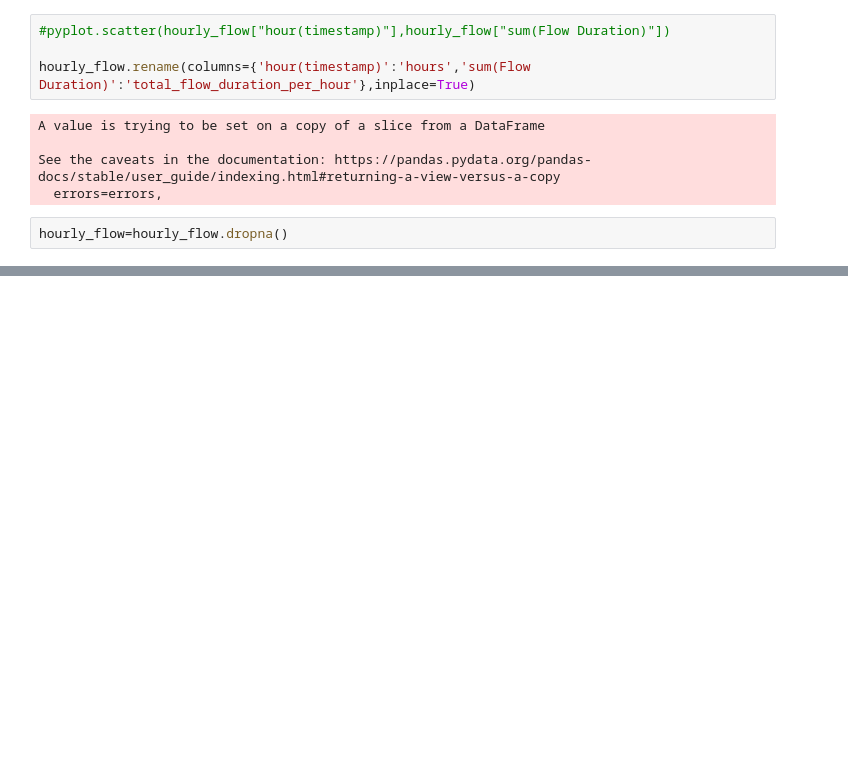
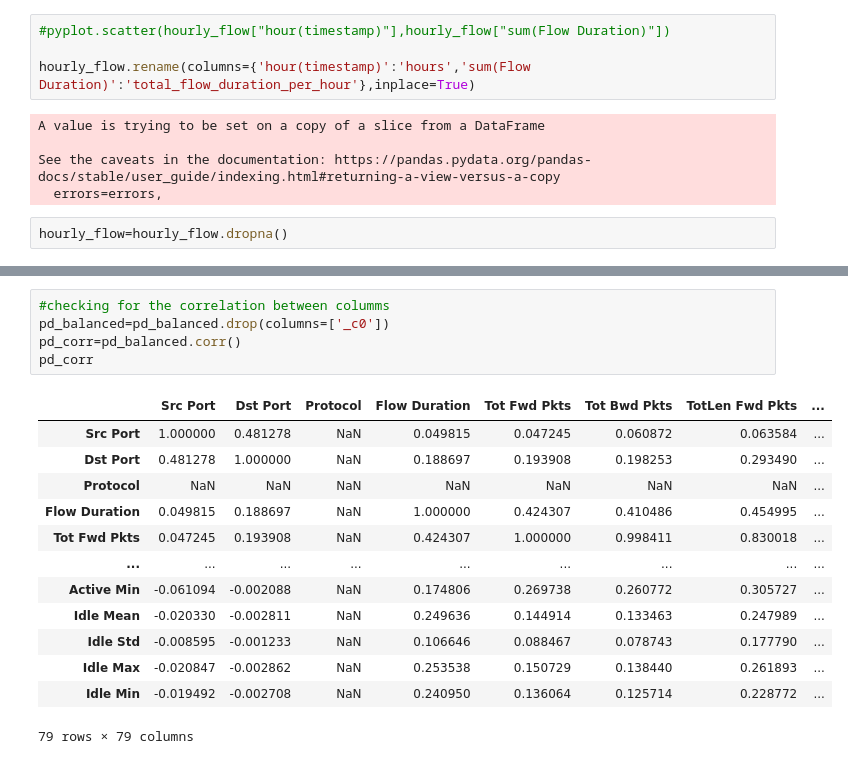
Before and after one commit to Suryansh109/project_covid_v1, a Jupyter notebook: DDos_analysis.ipynb, the cells around one changed output, grey strips where cells are left out. Drawn from its saved outputs; the diff is of its cells as text; blank space fills up the shorter version.

```diff
--- a/DDos_analysis.ipynb
+++ b/DDos_analysis.ipynb
@@ -158,0 +192,19 @@ plt.show()
+# %%
+#checking for the correlation between columms
+pd_balanced=pd_balanced.drop(columns=['_c0'])
+pd_corr=pd_balanced.corr()
+pd_corr
+# %% [output]
+|  | Src Port | Dst Port | Protocol | Flow Duration | Tot Fwd Pkts | Tot Bwd Pkts | TotLen Fwd Pkts | ... |
+| Src Port | 1.000000 | 0.481278 | NaN | 0.049815 | 0.047245 | 0.060872 | 0.063584 | ... |
+| Dst Port | 0.481278 | 1.000000 | NaN | 0.188697 | 0.193908 | 0.198253 | 0.293490 | ... |
+| Protocol | NaN | NaN | NaN | NaN | NaN | NaN | NaN | ... |
+| Flow Duration | 0.049815 | 0.188697 | NaN | 1.000000 | 0.424307 | 0.410486 | 0.454995 | ... |
+| Tot Fwd Pkts | 0.047245 | 0.193908 | NaN | 0.424307 | 1.000000 | 0.998411 | 0.830018 | ... |
+| ... | ... | ... | ... | ... | ... | ... | ... | ... |
+| Active Min | -0.061094 | -0.002088 | NaN | 0.174806 | 0.269738 | 0.260772 | 0.305727 | ... |
+| Idle Mean | -0.020330 | -0.002811 | NaN | 0.249636 | 0.144914 | 0.133463 | 0.247989 | ... |
+| Idle Std | -0.008595 | -0.001233 | NaN | 0.106646 | 0.088467 | 0.078743 | 0.177790 | ... |
+| Idle Max | -0.020847 | -0.002862 | NaN | 0.253538 | 0.150729 | 0.138440 | 0.261893 | ... |
+| Idle Min | -0.019492 | -0.002708 | NaN | 0.240950 | 0.136064 | 0.125714 | 0.228772 | ... |
+79 rows × 79 columns
```
Also changed, not shown: parts of 23 cells of this notebook.
